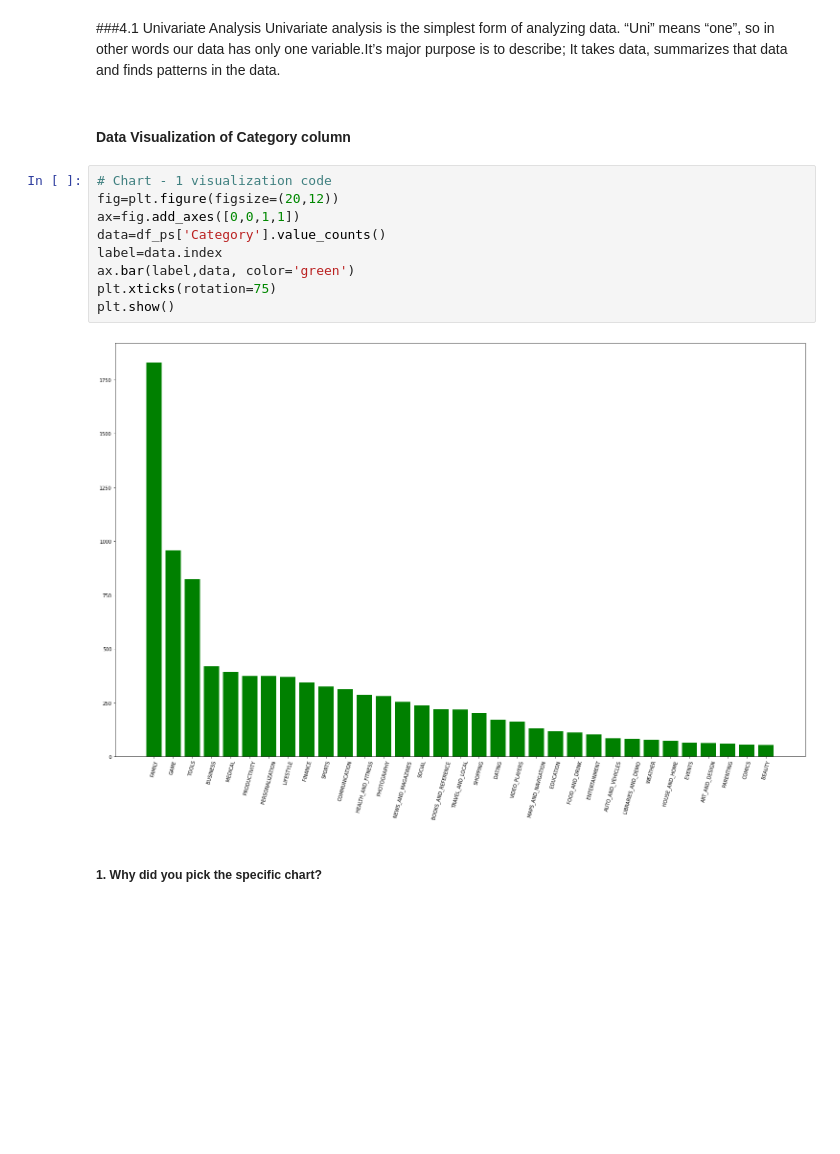
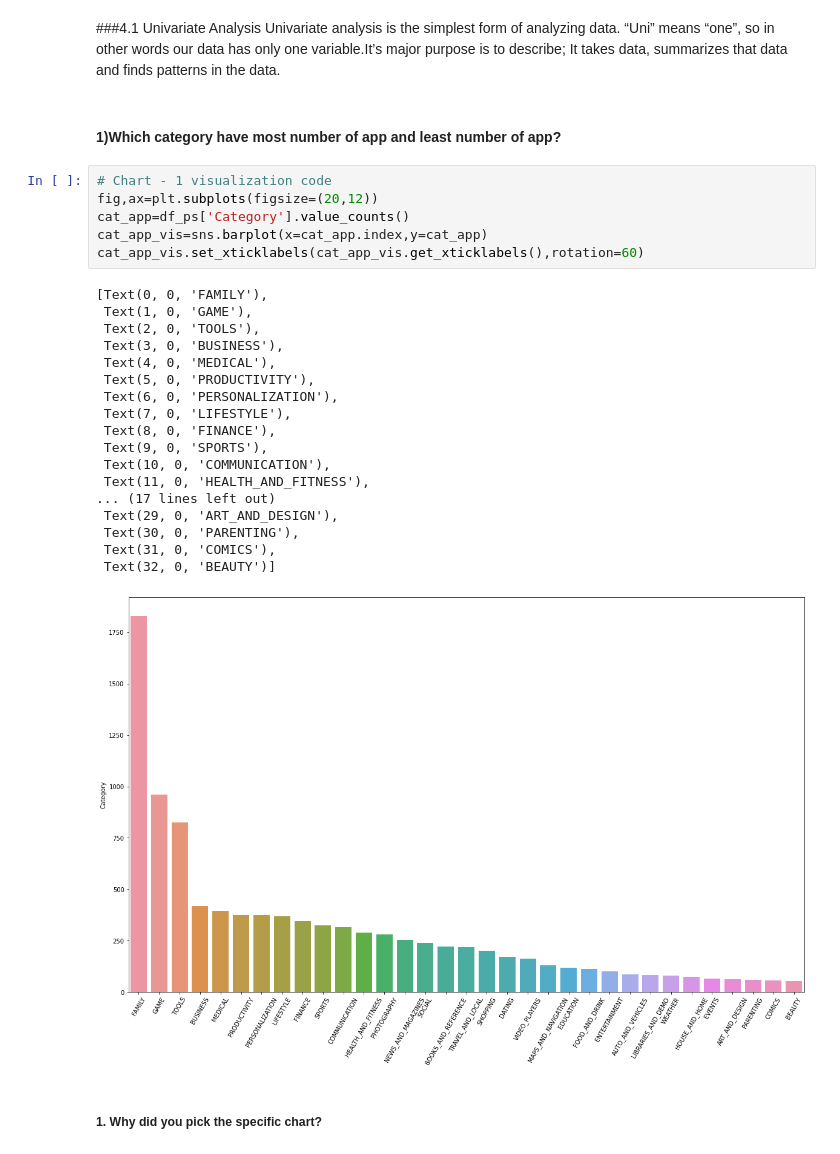
Before and after one commit to sabitendu/EDA-Capstone-Project-on-Play-Store-App-Review-Analysis, a Jupyter notebook: playstore_app_review_analysis.ipynb, the cells around one changed output. Saved outputs shown, nothing was run; the diff lists cells and outputs as text; blank space fills up the shorter version.

```diff
--- a/playstore_app_review_analysis.ipynb
+++ b/playstore_app_review_analysis.ipynb
@@ -976,19 +1010,33 @@ Answer Here.
 # %% [markdown]
 ###4.1 Univariate Analysis
 Univariate analysis is the simplest form of analyzing data. “Uni” means “one”, so in other words our data has only one variable.It’s major purpose is to describe; It takes data, summarizes that data and finds patterns in the data.
-# %% [markdown]
-#### Data Visualization of Category column
-# %%
-# Chart - 1 visualization code
-fig=plt.figure(figsize=(20,12))
-ax=fig.add_axes([0,0,1,1])
-data=df_ps['Category'].value_counts()
-label=data.index
-ax.bar(label,data, color='green')
-plt.xticks(rotation=75)
-plt.show()
-# %% [output]
-[figure, removed]
+# %% [markdown]
+#### 1)**Which category have most number of app and least number of app?**
+# %%
+# Chart - 1 visualization code
+fig,ax=plt.subplots(figsize=(20,12))
+cat_app=df_ps['Category'].value_counts()
+cat_app_vis=sns.barplot(x=cat_app.index,y=cat_app)
+cat_app_vis.set_xticklabels(cat_app_vis.get_xticklabels(),rotation=60)
+# %% [output]
+[Text(0, 0, 'FAMILY'),
+ Text(1, 0, 'GAME'),
+ Text(2, 0, 'TOOLS'),
+ Text(3, 0, 'BUSINESS'),
+ Text(4, 0, 'MEDICAL'),
+ Text(5, 0, 'PRODUCTIVITY'),
+ Text(6, 0, 'PERSONALIZATION'),
+ Text(7, 0, 'LIFESTYLE'),
+ Text(8, 0, 'FINANCE'),
+ Text(9, 0, 'SPORTS'),
+ Text(10, 0, 'COMMUNICATION'),
+ Text(11, 0, 'HEALTH_AND_FITNESS'),
+... (17 lines left out)
+ Text(29, 0, 'ART_AND_DESIGN'),
+ Text(30, 0, 'PARENTING'),
+ Text(31, 0, 'COMICS'),
+ Text(32, 0, 'BEAUTY')]
+[figure, added]
 # %% [markdown]
 ##### 1. Why did you pick the specific chart?
 # %% [markdown]
```
Also changed, not shown: parts of 218 cells of this notebook.
